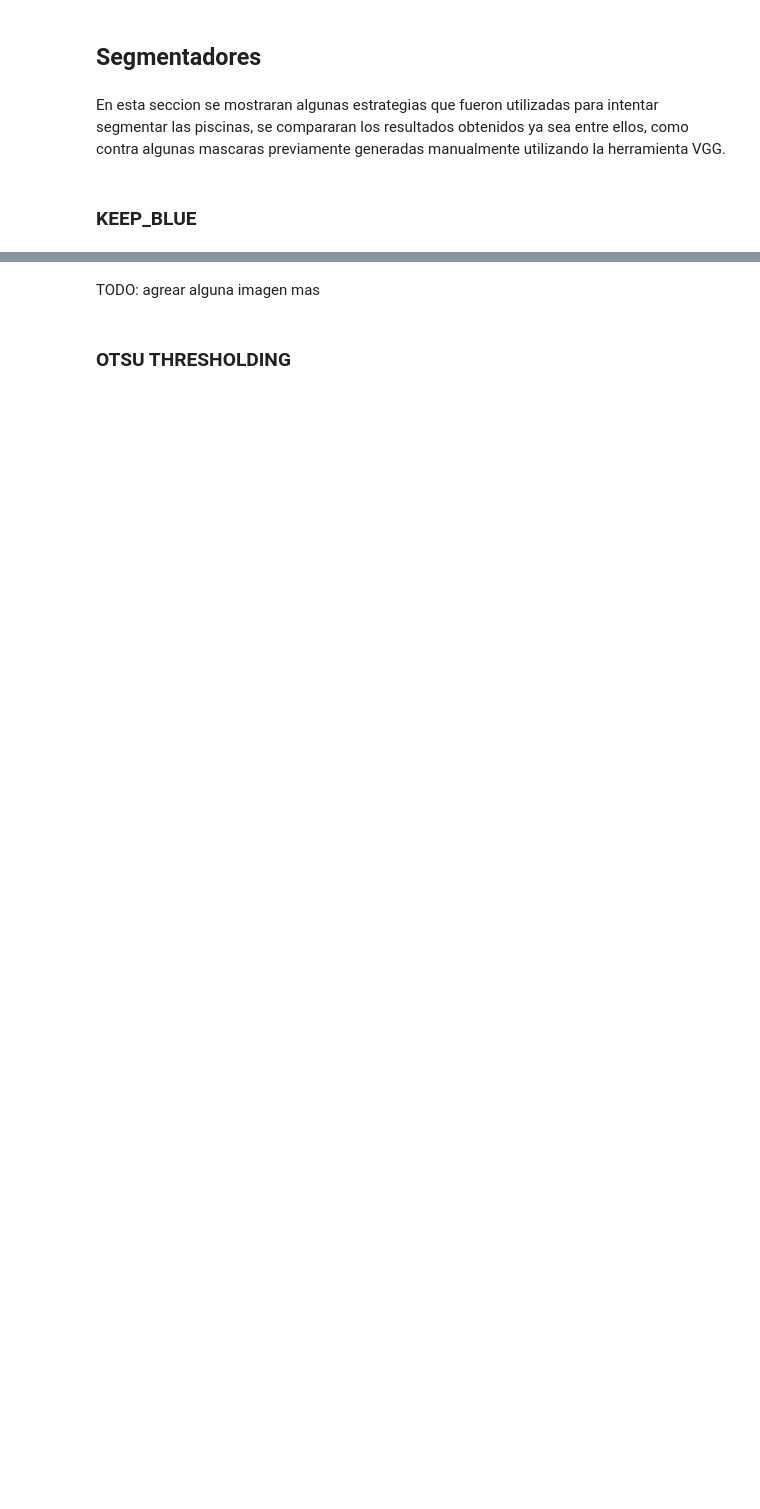
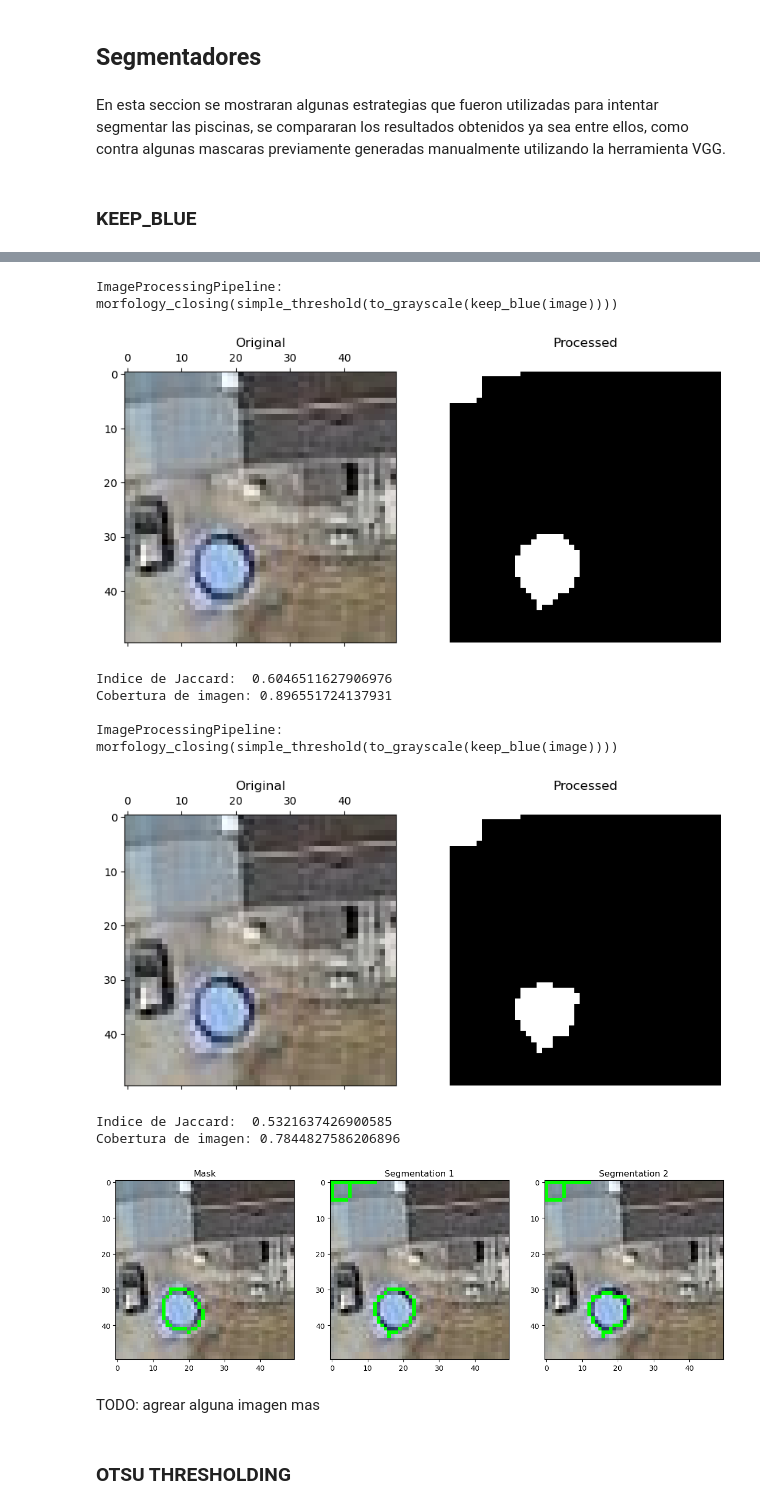
Before and after one commit to AlexisBaladon/Pool-Analyzer, a Jupyter notebook: notebooks/SEG.ipynb, the cells around one changed output, grey strips where cells are left out. Saved outputs shown, nothing was run; the diff lists cells and outputs as text; code cells hidden in the pictures; blank space fills up the shorter version.

```diff
--- a/notebooks/SEG.ipynb
+++ b/notebooks/SEG.ipynb
@@ -210,14 +210,14 @@ def kmeans_segmentation2(image_bgr, k = 3):
         res.append((temp[labels.flatten()]).reshape((image.shape)))
     return res, centers
 
-def keep_most_blue_component(kmeans_results, Print=False):
+def keep_most_blue_component(kmeans_results, Print=False, is_hsv=False):
     res, _ = kmeans_results
-    blue_mask = simple_threshold(to_grayscale(keep_blue(res[0], False)))
+    blue_mask = keep_blue(res[0], is_hsv=is_hsv) > 0
     max_jaccard = 0
-    blue_mask_res = None
+    blue_mask_res = np.zeros(blue_mask.shape[:2])
+    #si no hay una componente azul va a devolver una máscara vacía
     for i in range(1, len(res)):
-        temp = simple_threshold(to_grayscale(res[i]))
-        jaccard = jaccard_index(blue_mask,temp)
+        jaccard = jaccard_index(blue_mask, res[i])
         if jaccard > max_jaccard:
             max_jaccard = jaccard
             blue_mask_res = res[i]
@@ -225,9 +225,7 @@ def keep_most_blue_component(kmeans_results, Print=False):
         plt.imshow(blue_mask_res)
         plt.title("Blue mask result")
         plt.show()
-    if blue_mask_res is None:
-        print('no mask')
-        return res[i]
+
     return blue_mask_res
 
 
@@ -246,9 +244,11 @@ def morfology_closing(binary):
     binaryInt8 = cv2.morphologyEx(binaryInt8, cv2.MORPH_CLOSE, kernel)
     return binaryInt8
 
-def keep_blue(image, Print=False):
-    hsv = cv2.cvtColor(image, cv2.COLOR_BGR2HSV)
-
+def keep_blue(image, Print=False, is_hsv=False):
+    if not is_hsv:
+        hsv = cv2.cvtColor(image, cv2.COLOR_RGB2HSV)
+    else:
+        hsv = image
     lower_blue = np.array([90,50,50])
     upper_blue = np.array([250,255,255])
 
@@ -269,10 +269,12 @@ def keep_blue(image, Print=False):
     return res
 
 def to_grayscale(image):
+    if all(pixel == 0 for pixel in image.flatten()):
+        return image
     return cv2.cvtColor(image, cv2.COLOR_BGR2GRAY)
 
 def to_hsv(image):
-    return cv2.cvtColor(image, cv2.COLOR_BGR2HSV)
+    return cv2.cvtColor(image, cv2.COLOR_RGB2HSV)
 # %% [markdown]
 ### Medición
 # %%
@@ -355,35 +365,46 @@ pipe = pipeline()
 pipe.add_operation(keep_blue)
 pipe.add_operation(to_grayscale)
 pipe.add_operation(simple_threshold)
 pipe.add_operation(morfology_closing)
-binary = pipe.apply(image_bgr, False)
+binary = pipe.apply(image_rgb, False)
 display_image_mask(image_rgb, binary, title=pipe)
 print('Indice de Jaccard: ', jaccard_index(mask, binary))
 print('Cobertura de imagen:', image_matching(binary, mask))
 
 
 pipe2 = pipeline()
 pipe2.add_operation(keep_blue)
 pipe2.add_operation(otsu_threshold)
 pipe2.add_operation(morfology_closing)
-binary2 = pipe2.apply(image_bgr, False)
+binary2 = pipe2.apply(image_rgb, False)
 display_image_mask(image_rgb, binary2, title=pipe)
 print('Indice de Jaccard: ', jaccard_index(mask, binary2))
 print('Cobertura de imagen:', image_matching(binary2, mask))
 
 
 image_mask = draw_mask_contour(image_rgb, mask)
 image_segmentation1 = draw_mask_contour(image_rgb, binary)
 image_segmentation2 = draw_mask_contour(image_rgb, binary2)
 fig, axs = plt.subplots(nrows=1, ncols=3, figsize=(15, 5))
 
 axs[0].imshow(image_mask)
 axs[0].set_title("Mask")
 axs[1].imshow(image_segmentation1)
 axs[1].set_title("Segmentation 1")
 axs[2].imshow(image_segmentation2)
 axs[2].set_title("Segmentation 2")
 plt.show()
+# %% [output]
+ImageProcessingPipeline: morfology_closing(simple_threshold(to_grayscale(keep_blue(image))))
+[figure, added]
+Indice de Jaccard:  0.6046511627906976
+Cobertura de imagen: 0.896551724137931
+
+ImageProcessingPipeline: morfology_closing(simple_threshold(to_grayscale(keep_blue(image))))
+[figure, added]
+Indice de Jaccard:  0.5321637426900585
+Cobertura de imagen: 0.7844827586206896
+[figure, added]
 # %% [markdown]
 TODO: agrear alguna imagen mas
 # %% [markdown]
```
Also changed, not shown: parts of 66 cells of this notebook.
